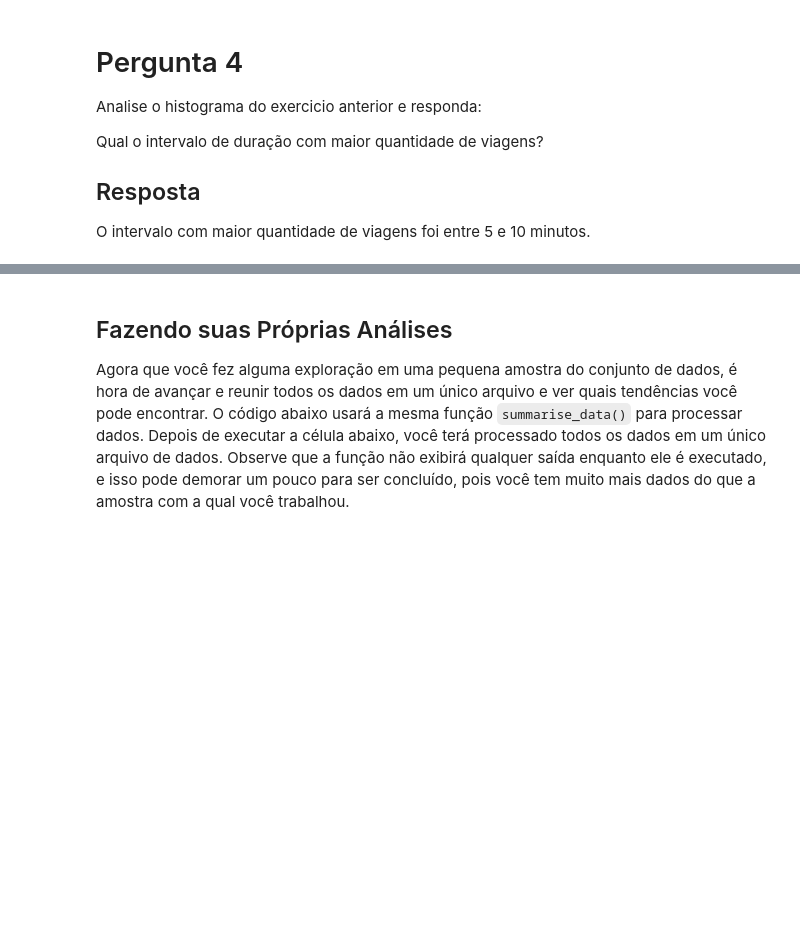
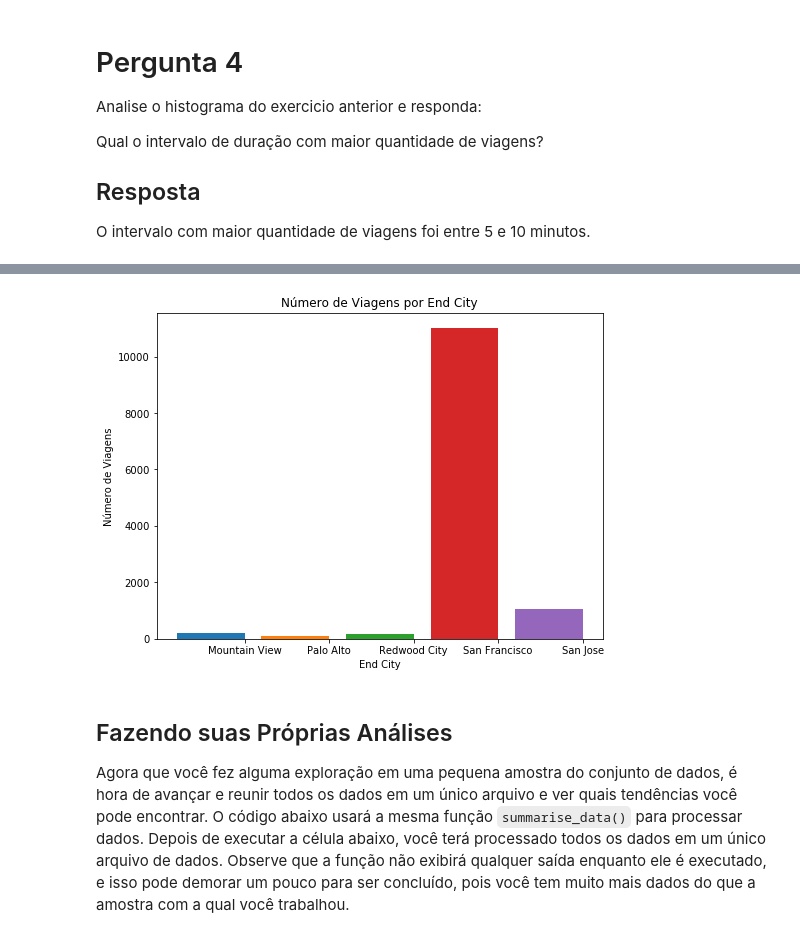
Before and after one commit to jpventura/BikeShareAnalysis, a Jupyter notebook: Analise_Bay_Area_Bike_Share-NDFDSI.ipynb, the cells around one changed output, grey strips where cells are left out. Drawn from its saved outputs; the diff is of its cells as text; code cells hidden in the pictures; blank space fills up the shorter version.

```diff
--- a/Analise_Bay_Area_Bike_Share-NDFDSI.ipynb
+++ b/Analise_Bay_Area_Bike_Share-NDFDSI.ipynb
@@ -402,3 +414,7 @@ city_data = trip_data[trip_data['duration'] <= 10]
+# %%
+plot_end_city(trip_data)
+# %% [output]
+[figure, added]
 # %% [markdown]
 ## Fazendo suas Próprias Análises
 
```
Also changed, not shown: parts of 21 cells of this notebook, 2 other files.
